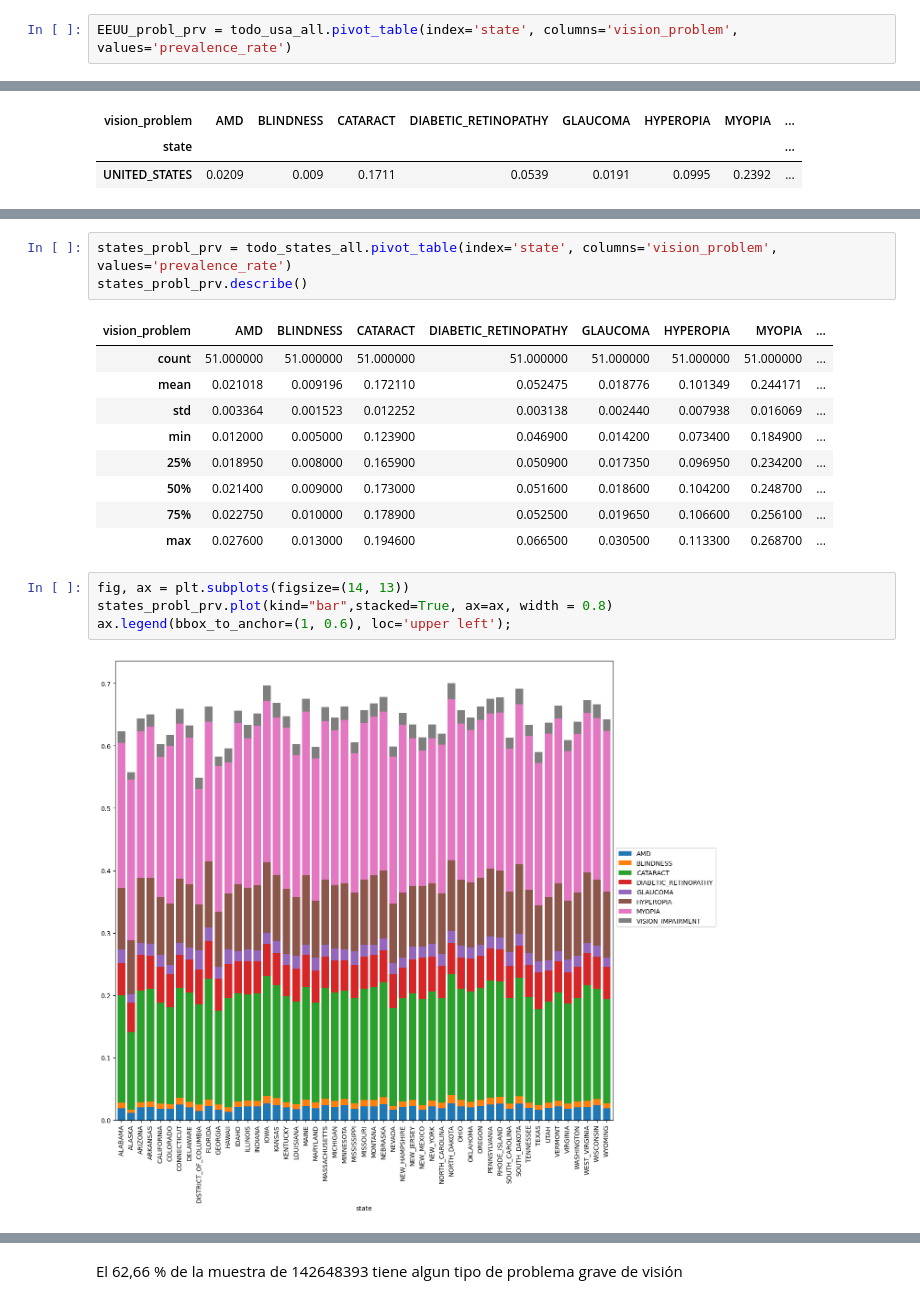
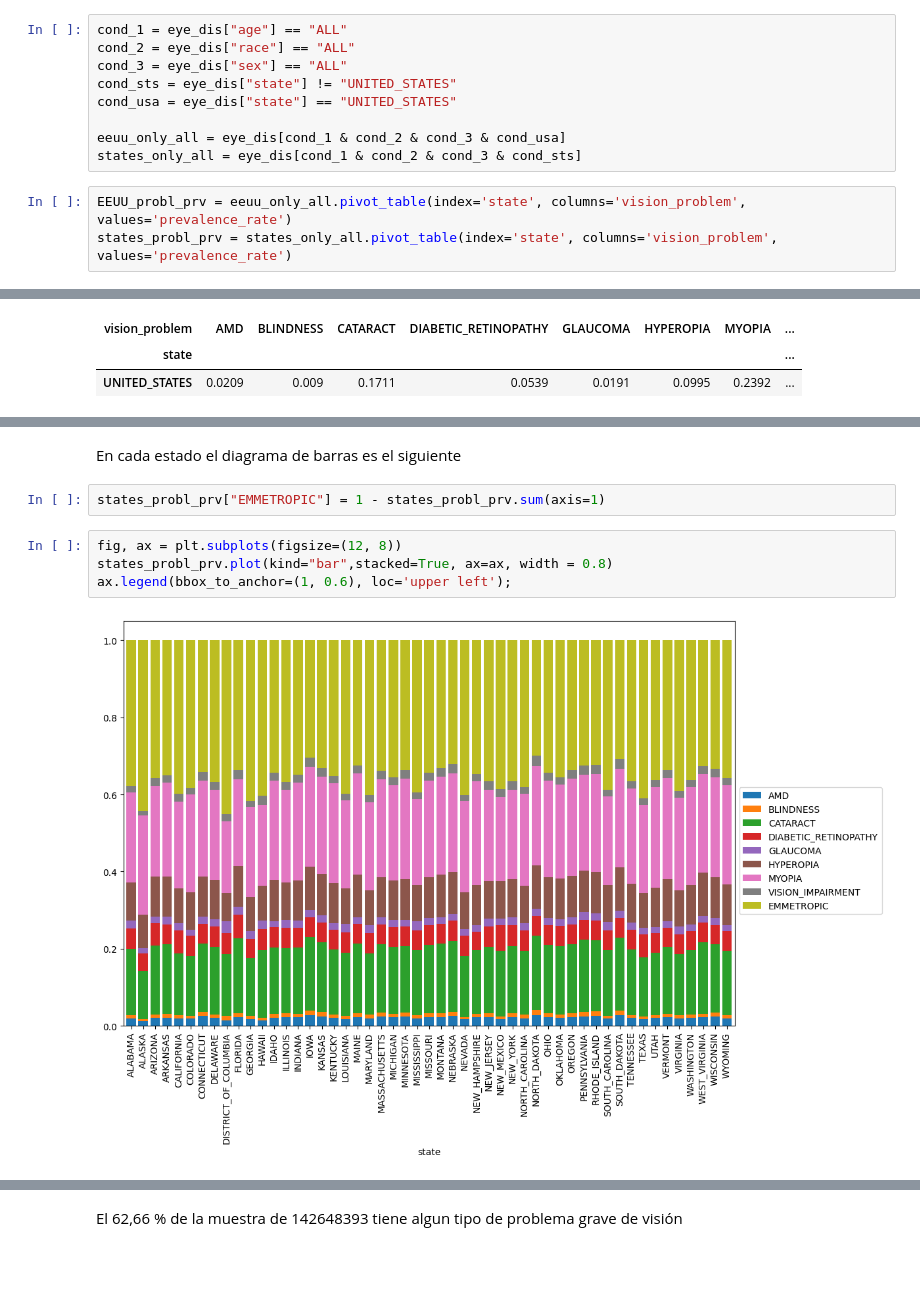
Before and after one commit to Kuja182/Data-Science-PortFolio, a Jupyter notebook: analisis_miopia_EEUU.ipynb, the cells around one changed output, grey strips where cells are left out. Drawn from its saved outputs; the diff is of its cells as text; blank space fills up the shorter version.

```diff
--- a/analisis_miopia_EEUU.ipynb
+++ b/analisis_miopia_EEUU.ipynb
@@ -205,5 +54,15 @@ todo_states
+# %%
+cond_1 = eye_dis["age"] == "ALL"
+cond_2 = eye_dis["race"] == "ALL"
+cond_3 = eye_dis["sex"] == "ALL"
+cond_sts = eye_dis["state"] != "UNITED_STATES"
+cond_usa = eye_dis["state"] == "UNITED_STATES"
+
+eeuu_only_all = eye_dis[cond_1 & cond_2 & cond_3 & cond_usa]
+states_only_all = eye_dis[cond_1 & cond_2 & cond_3 & cond_sts]
 # %%
-EEUU_probl_prv = todo_usa_all.pivot_table(index='state', columns='vision_problem', values='prevalence_rate')
+EEUU_probl_prv = eeuu_only_all.pivot_table(index='state', columns='vision_problem', values='prevalence_rate')
+states_probl_prv = states_only_all.pivot_table(index='state', columns='vision_problem', values='prevalence_rate')
 # %%
 EEUU_probl_prv
 # %% [output]
@@ -245,19 +90,10 @@ todo_states_all
-# %%
-states_probl_prv = todo_states_all.pivot_table(index='state', columns='vision_problem', values='prevalence_rate')
-states_probl_prv.describe()
-# %% [output]
-| vision_problem | AMD | BLINDNESS | CATARACT | DIABETIC_RETINOPATHY | GLAUCOMA | HYPEROPIA | MYOPIA | ... |
-| count | 51.000000 | 51.000000 | 51.000000 | 51.000000 | 51.000000 | 51.000000 | 51.000000 | ... |
-| mean | 0.021018 | 0.009196 | 0.172110 | 0.052475 | 0.018776 | 0.101349 | 0.244171 | ... |
-| std | 0.003364 | 0.001523 | 0.012252 | 0.003138 | 0.002440 | 0.007938 | 0.016069 | ... |
-| min | 0.012000 | 0.005000 | 0.123900 | 0.046900 | 0.014200 | 0.073400 | 0.184900 | ... |
-| 25% | 0.018950 | 0.008000 | 0.165900 | 0.050900 | 0.017350 | 0.096950 | 0.234200 | ... |
-| 50% | 0.021400 | 0.009000 | 0.173000 | 0.051600 | 0.018600 | 0.104200 | 0.248700 | ... |
-| 75% | 0.022750 | 0.010000 | 0.178900 | 0.052500 | 0.019650 | 0.106600 | 0.256100 | ... |
-| max | 0.027600 | 0.013000 | 0.194600 | 0.066500 | 0.030500 | 0.113300 | 0.268700 | ... |
+# %% [markdown]
+En cada estado el diagrama de barras es el siguiente
+# %%
+states_probl_prv["EMMETROPIC"] = 1 - states_probl_prv.sum(axis=1)
 # %%
-fig, ax = plt.subplots(figsize=(14, 13))
+fig, ax = plt.subplots(figsize=(12, 8))
 states_probl_prv.plot(kind="bar",stacked=True, ax=ax, width = 0.8)
 ax.legend(bbox_to_anchor=(1, 0.6), loc='upper left');
 # %% [output]
-[figure, old version]
+[figure, new version]
```
Also changed, not shown: parts of 64 cells of this notebook, 2 other files.
